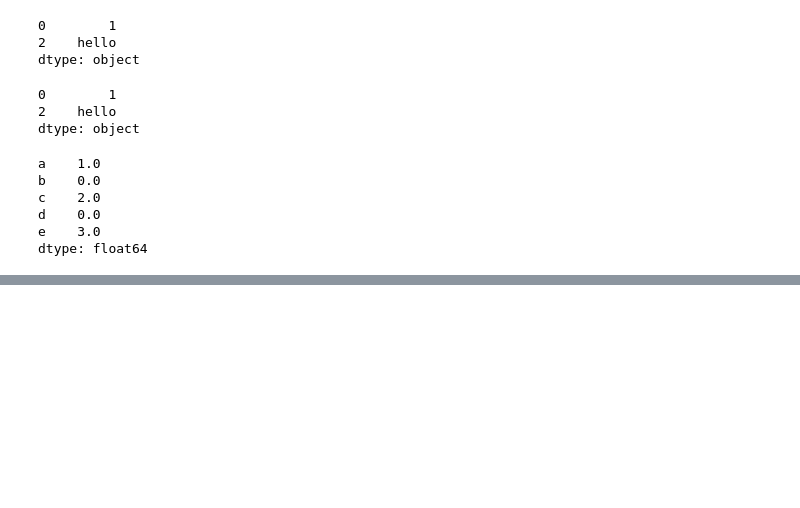
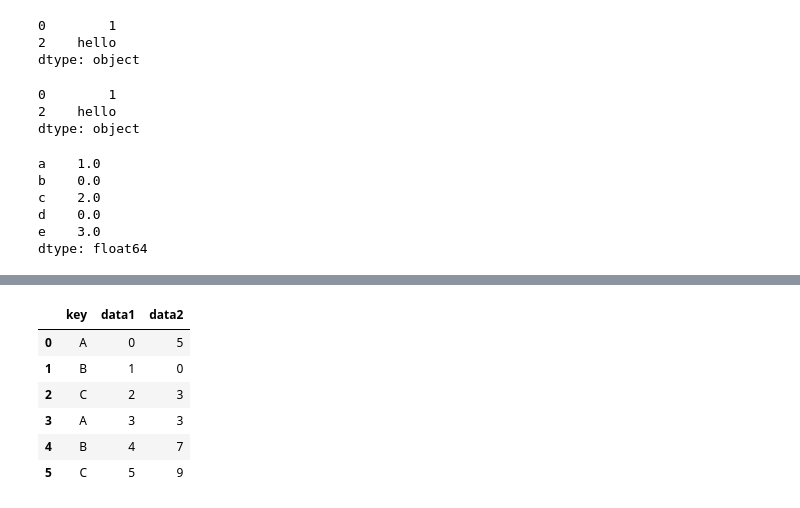
Before and after one commit to tsurupin/python-data-science-handbook-practice, a Jupyter notebook: pandas(ch3).ipynb, the cells around one changed output, grey strips where cells are left out. Saved outputs shown, nothing was run; the diff lists cells and outputs as text; code cells hidden in the pictures; blank space fills up the shorter version.

```diff
--- a/pandas(ch3).ipynb
+++ b/pandas(ch3).ipynb
@@ -278,0 +462,13 @@ dtype: float64
+# %%
+rng = np.random.RandomState(0)
+df = pd.DataFrame({'key': ['A', 'B', 'C', 'A', 'B', 'C'], 'data1': range(6), 'data2': rng.randint(0, 10,6)}, columns=['key', 'data1', 'data2'])
+# %%
+df
+# %% [output]
+|  | key | data1 | data2 |
+| 0 | A | 0 | 5 |
+| 1 | B | 1 | 0 |
+| 2 | C | 2 | 3 |
+| 3 | A | 3 | 3 |
+| 4 | B | 4 | 7 |
+| 5 | C | 5 | 9 |
```
Also changed, not shown: parts of 30 cells of this notebook, 4 other files.
